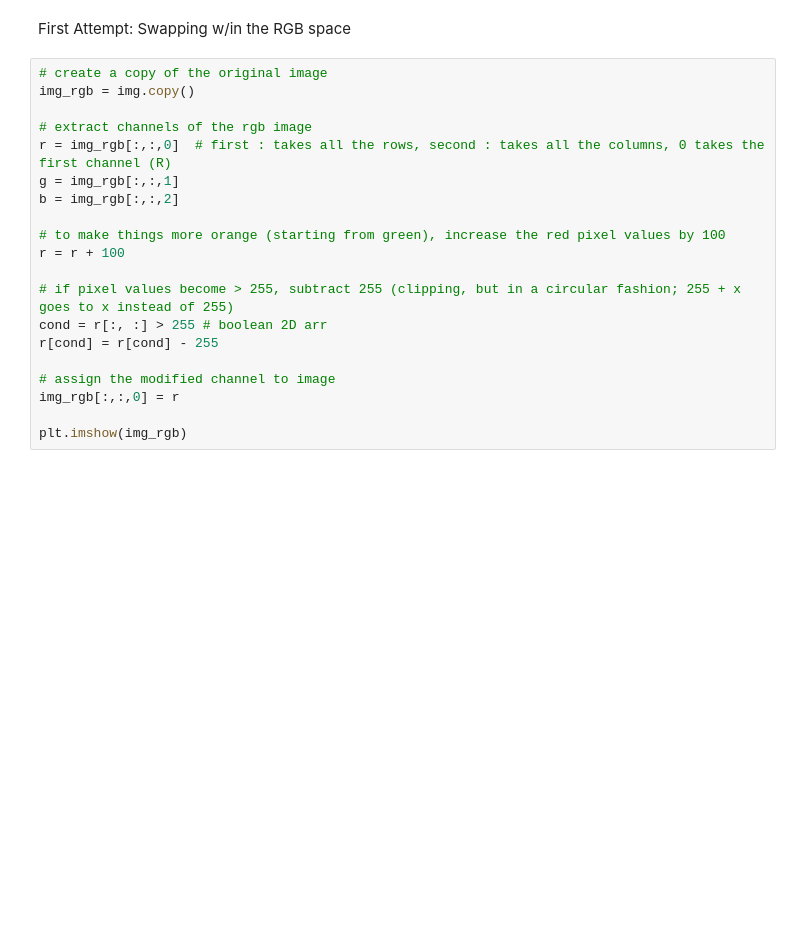
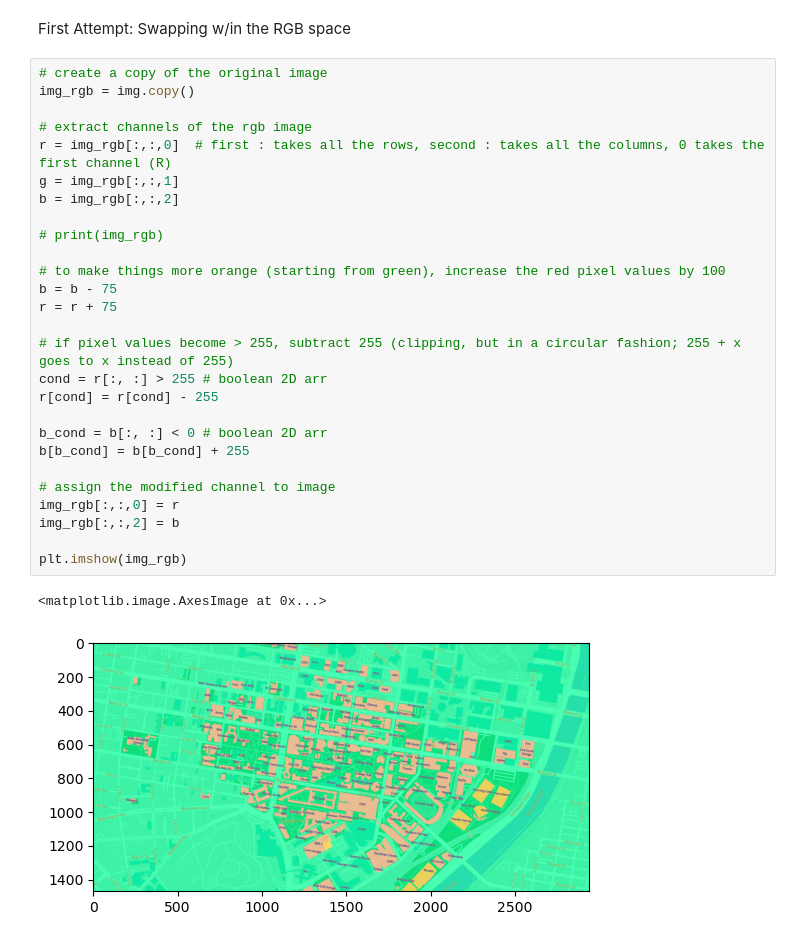
Before and after one commit to trinif/mike-wazow-see, a Jupyter notebook: test.ipynb, the cells around one changed output. Saved outputs shown, nothing was run; the diff lists cells and outputs as text; blank space fills up the shorter version.

```diff
--- a/test.ipynb
+++ b/test.ipynb
@@ -19,20 +20,30 @@ First Attempt: Swapping w/in the RGB space
 # %%
 # create a copy of the original image
 img_rgb = img.copy()
 
 # extract channels of the rgb image
 r = img_rgb[:,:,0]  # first : takes all the rows, second : takes all the columns, 0 takes the first channel (R)
 g = img_rgb[:,:,1]
 b = img_rgb[:,:,2]
 
+# print(img_rgb)
+
 # to make things more orange (starting from green), increase the red pixel values by 100
-r = r + 100
+b = b - 75
+r = r + 75
 
 # if pixel values become > 255, subtract 255 (clipping, but in a circular fashion; 255 + x goes to x instead of 255)
 cond = r[:, :] > 255 # boolean 2D arr
 r[cond] = r[cond] - 255
 
+b_cond = b[:, :] < 0 # boolean 2D arr
+b[b_cond] = b[b_cond] + 255
+
 # assign the modified channel to image
 img_rgb[:,:,0] = r
+img_rgb[:,:,2] = b
 
 plt.imshow(img_rgb)
+# %% [output]
+<matplotlib.image.AxesImage at 0x...>
+[figure, added]
```
Also changed, not shown: parts of 4 cells of this notebook.
